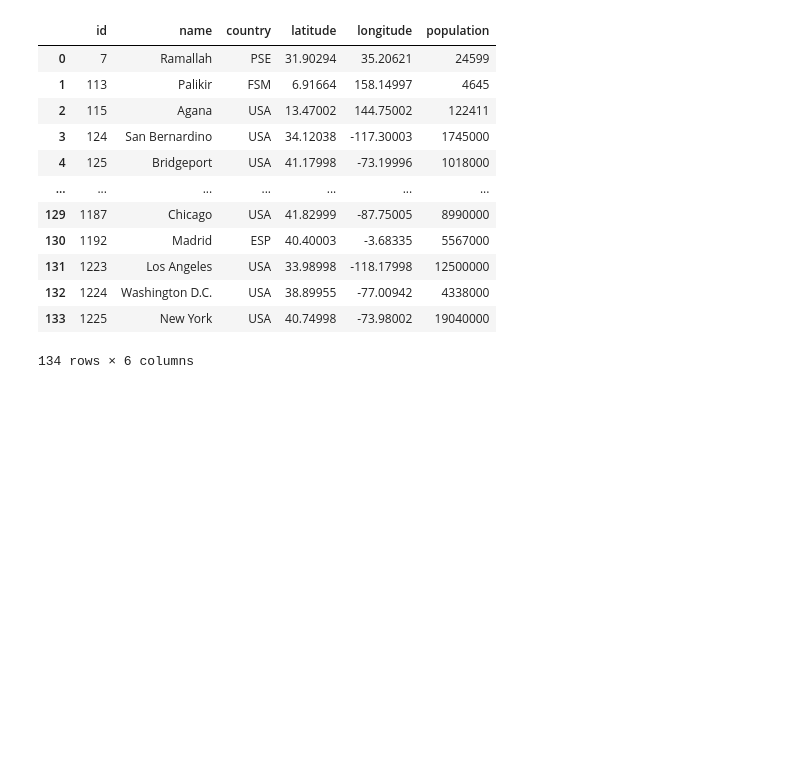
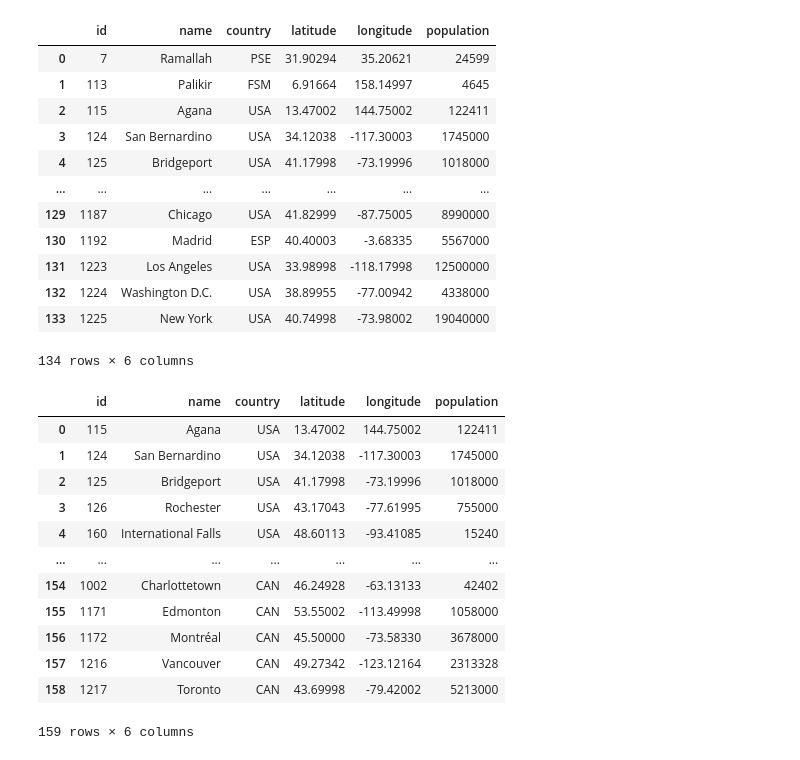
Before and after one commit to zyang91/spatial_data_management, a Jupyter notebook: Duckdb/introduction.ipynb, the cells around one changed output. Drawn from its saved outputs; the diff is of its cells as text; code cells hidden in the pictures; blank space fills up the shorter version.

```diff
--- a/Duckdb/introduction.ipynb
+++ b/Duckdb/introduction.ipynb
@@ -405,3 +405,23 @@ SELECT * FROM cities WHERE country LIKE '_S_';
 | 132 | 1224 | Washington D.C. | USA | 38.89955 | -77.00942 | 4338000 |
 | 133 | 1225 | New York | USA | 40.74998 | -73.98002 | 19040000 |
 134 rows × 6 columns
+# %%
+## query within a range
+
+%%sql
+
+SELECT * FROM cities WHERE country IN ('USA', 'CAN')
+# %% [output]
+|  | id | name | country | latitude | longitude | population |
+| 0 | 115 | Agana | USA | 13.47002 | 144.75002 | 122411 |
+| 1 | 124 | San Bernardino | USA | 34.12038 | -117.30003 | 1745000 |
+| 2 | 125 | Bridgeport | USA | 41.17998 | -73.19996 | 1018000 |
+| 3 | 126 | Rochester | USA | 43.17043 | -77.61995 | 755000 |
+| 4 | 160 | International Falls | USA | 48.60113 | -93.41085 | 15240 |
+| ... | ... | ... | ... | ... | ... | ... |
+| 154 | 1002 | Charlottetown | CAN | 46.24928 | -63.13133 | 42402 |
+| 155 | 1171 | Edmonton | CAN | 53.55002 | -113.49998 | 1058000 |
+| 156 | 1172 | Montréal | CAN | 45.50000 | -73.58330 | 3678000 |
+| 157 | 1216 | Vancouver | CAN | 49.27342 | -123.12164 | 2313328 |
+| 158 | 1217 | Toronto | CAN | 43.69998 | -79.42002 | 5213000 |
+159 rows × 6 columns
```
Also changed, not shown: parts of 1 cell of this notebook, 1 other file.
